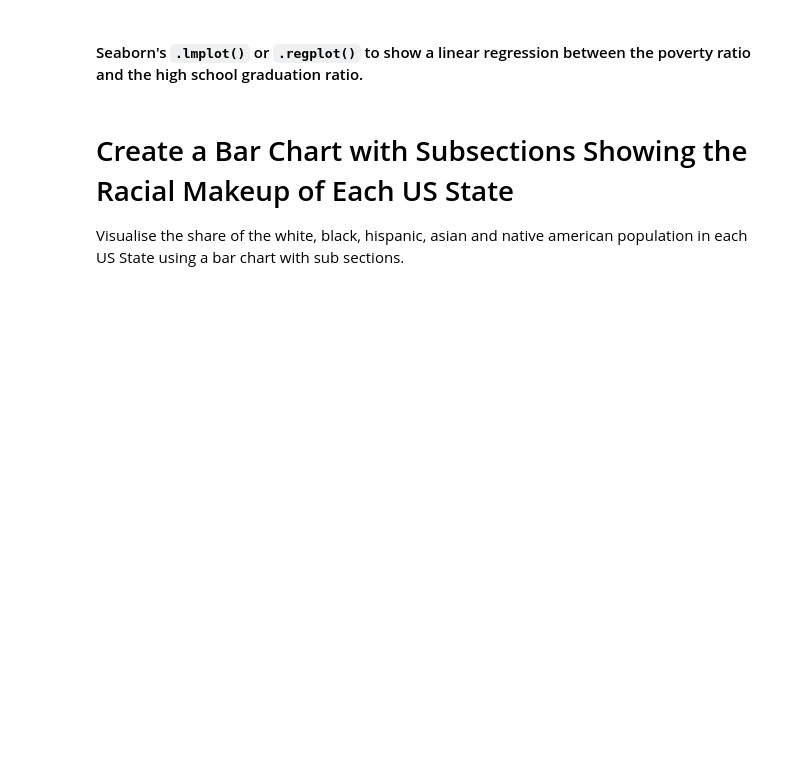
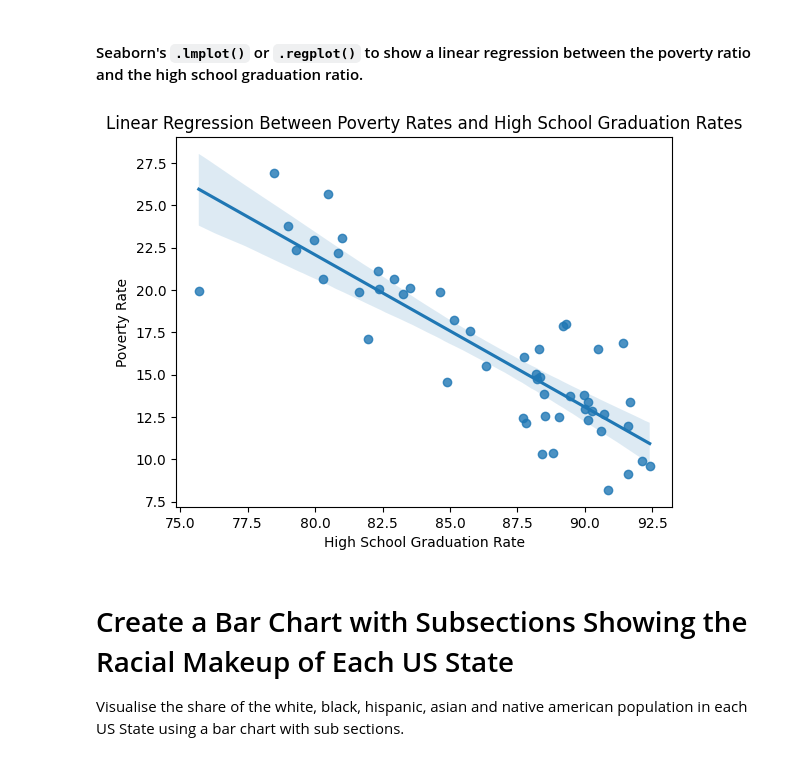
Before and after one commit to Lucasqrz1/100_days_of_code, a Jupyter notebook: Day_100/Fatal_Force_(start).ipynb, the cells around one changed output. Cells and saved outputs as stored; diff of their text form; code cells hidden in the pictures; blank space fills up the shorter version.

Commit message:
linear reg

```diff
--- a/Day_100/Fatal_Force_(start).ipynb
+++ b/Day_100/Fatal_Force_(start).ipynb
@@ -182,5 +194,15 @@ As the poverty rate increases, the high school graduation rate tends to decrease
 # %% [markdown]
 #### Seaborn's `.lmplot()` or `.regplot()` to show a linear regression between the poverty ratio and the high school graduation ratio.
+# %%
+sns.regplot(poverty_vs_grad_df, x="percent_completed_hs", y="poverty_rate") # Create a regression plot
+
+plt.xlabel("High School Graduation Rate")
+plt.ylabel("Poverty Rate")
+plt.title('Linear Regression Between Poverty Rates and High School Graduation Rates')
+
+plt.show()
+# %% [output]
+[figure, added]
 # %% [markdown]
 # Create a Bar Chart with Subsections Showing the Racial Makeup of Each US State
 
```
Also changed, not shown: parts of 3 cells of this notebook.
